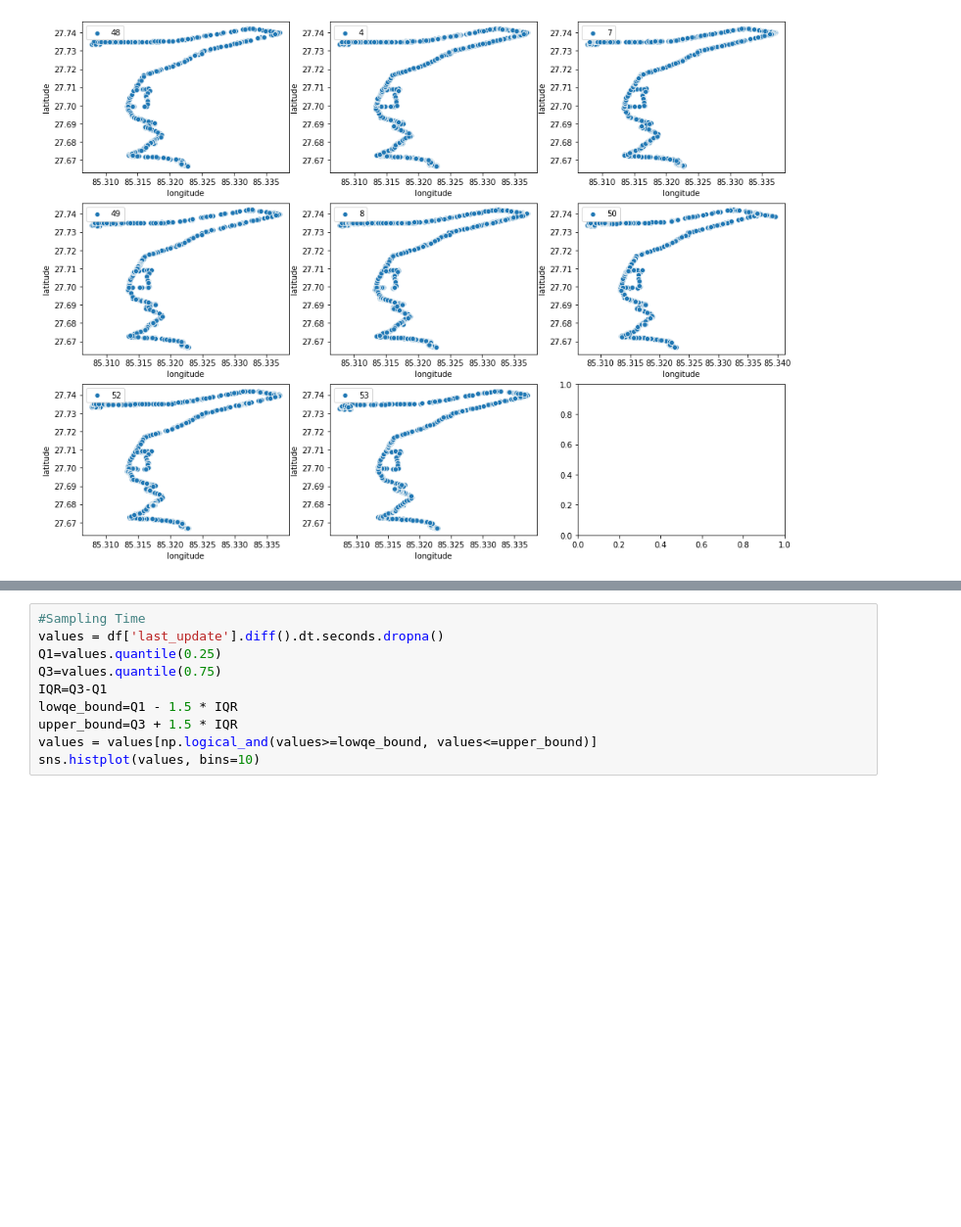
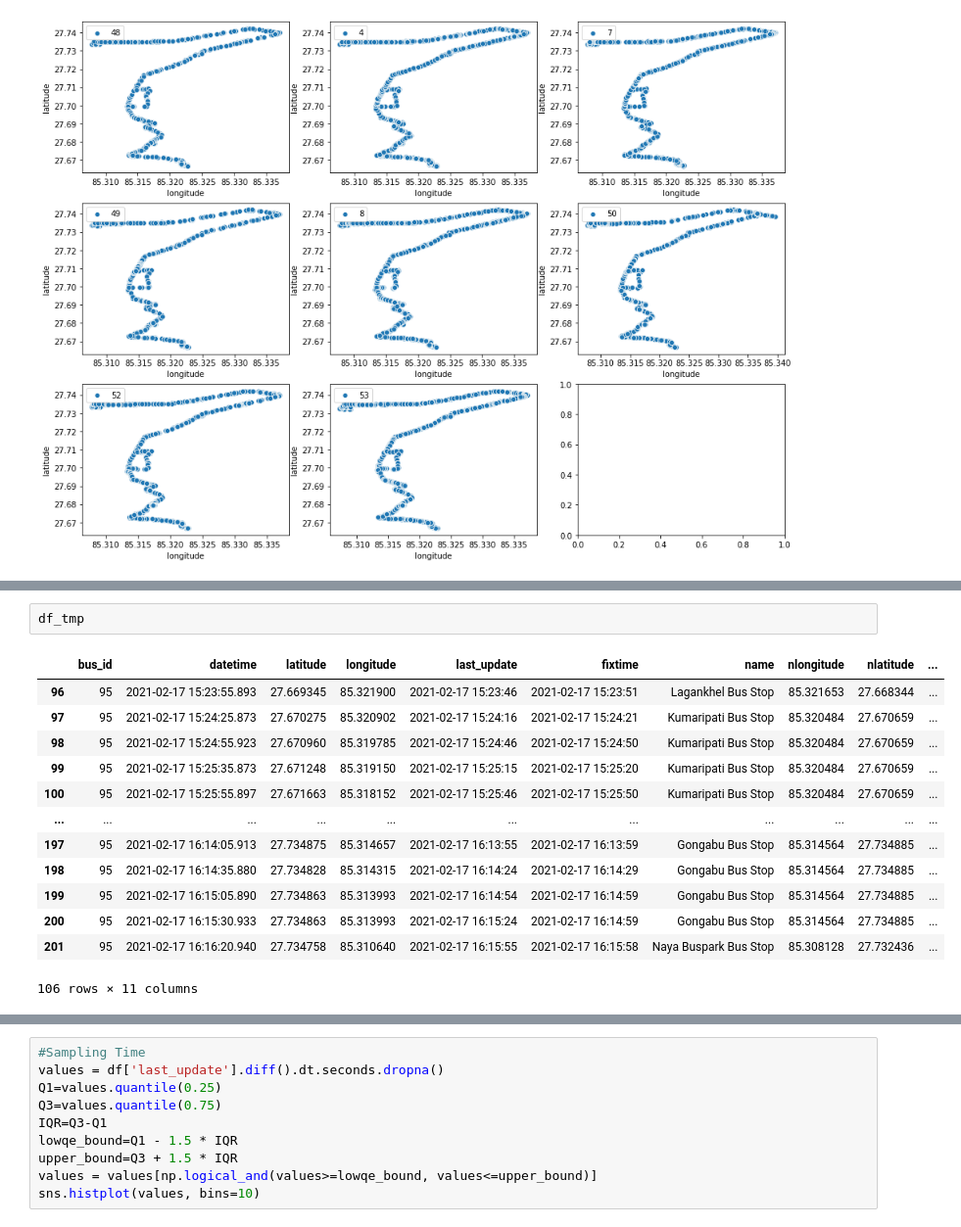
Before and after one commit to imsmritiii123/PBTanalysis, a Jupyter notebook: PBT.ipynb, the cells around one changed output, grey strips where cells are left out. Shown: that part at 98% size. Drawn from its saved outputs; the diff is of its cells as text; blank space fills up the shorter version.

```diff
--- a/PBT.ipynb
+++ b/PBT.ipynb
@@ -363,0 +365,16 @@ IndexError: index 9 is out of bounds for axis 0 with size 9
+# %%
+df_tmp
+# %% [output]
+|  | bus_id | datetime | latitude | longitude | last_update | fixtime | name | nlongitude | nlatitude | ... |
+| 96 | 95 | 2021-02-17 15:23:55.893 | 27.669345 | 85.321900 | 2021-02-17 15:23:46 | 2021-02-17 15:23:51 | Lagankhel Bus Stop | 85.321653 | 27.668344 | ... |
+| 97 | 95 | 2021-02-17 15:24:25.873 | 27.670275 | 85.320902 | 2021-02-17 15:24:16 | 2021-02-17 15:24:21 | Kumaripati Bus Stop | 85.320484 | 27.670659 | ... |
+| 98 | 95 | 2021-02-17 15:24:55.923 | 27.670960 | 85.319785 | 2021-02-17 15:24:46 | 2021-02-17 15:24:50 | Kumaripati Bus Stop | 85.320484 | 27.670659 | ... |
+| 99 | 95 | 2021-02-17 15:25:35.873 | 27.671248 | 85.319150 | 2021-02-17 15:25:15 | 2021-02-17 15:25:20 | Kumaripati Bus Stop | 85.320484 | 27.670659 | ... |
+| 100 | 95 | 2021-02-17 15:25:55.897 | 27.671663 | 85.318152 | 2021-02-17 15:25:46 | 2021-02-17 15:25:50 | Kumaripati Bus Stop | 85.320484 | 27.670659 | ... |
+| ... | ... | ... | ... | ... | ... | ... | ... | ... | ... | ... |
+| 197 | 95 | 2021-02-17 16:14:05.913 | 27.734875 | 85.314657 | 2021-02-17 16:13:55 | 2021-02-17 16:13:59 | Gongabu Bus Stop | 85.314564 | 27.734885 | ... |
+| 198 | 95 | 2021-02-17 16:14:35.880 | 27.734828 | 85.314315 | 2021-02-17 16:14:24 | 2021-02-17 16:14:29 | Gongabu Bus Stop | 85.314564 | 27.734885 | ... |
+| 199 | 95 | 2021-02-17 16:15:05.890 | 27.734863 | 85.313993 | 2021-02-17 16:14:54 | 2021-02-17 16:14:59 | Gongabu Bus Stop | 85.314564 | 27.734885 | ... |
+| 200 | 95 | 2021-02-17 16:15:30.933 | 27.734863 | 85.313993 | 2021-02-17 16:15:24 | 2021-02-17 16:14:59 | Gongabu Bus Stop | 85.314564 | 27.734885 | ... |
+| 201 | 95 | 2021-02-17 16:16:20.940 | 27.734758 | 85.310640 | 2021-02-17 16:15:55 | 2021-02-17 16:15:58 | Naya Buspark Bus Stop | 85.308128 | 27.732436 | ... |
+106 rows × 11 columns
```
Also changed, not shown: parts of 13 cells of this notebook, 1 other file.
